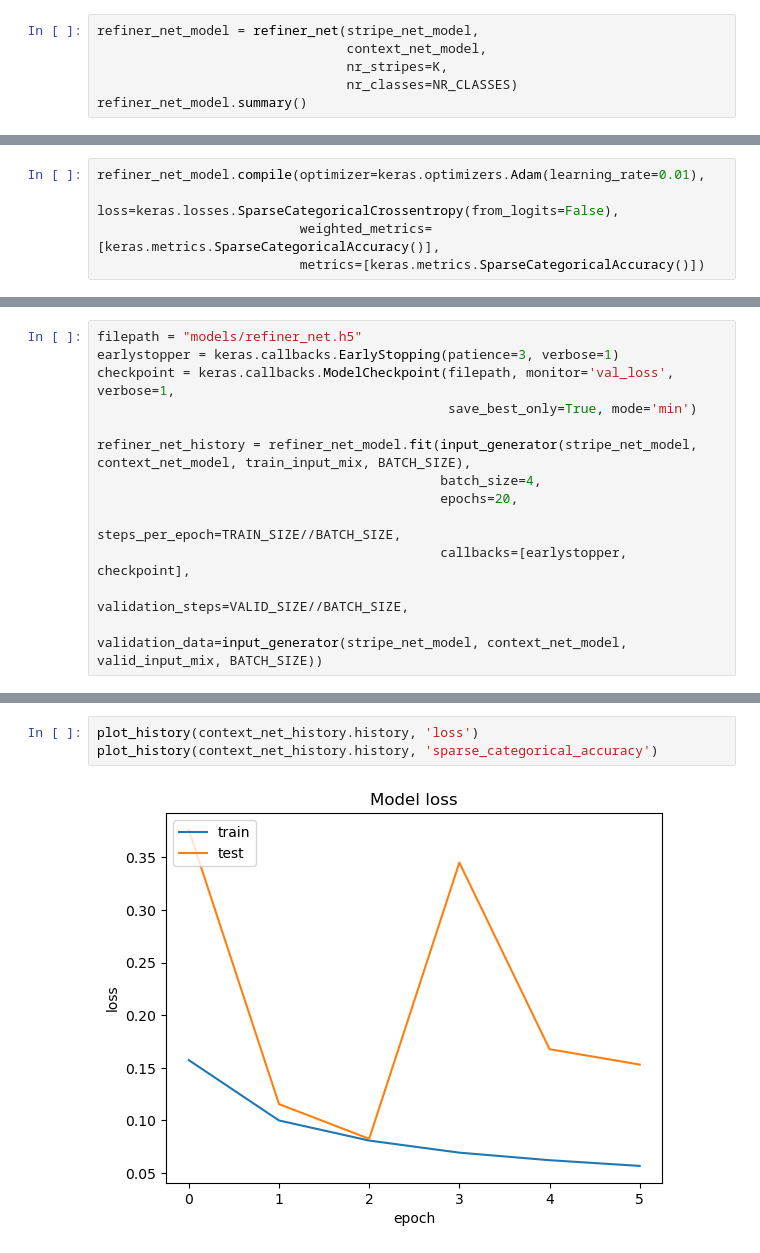
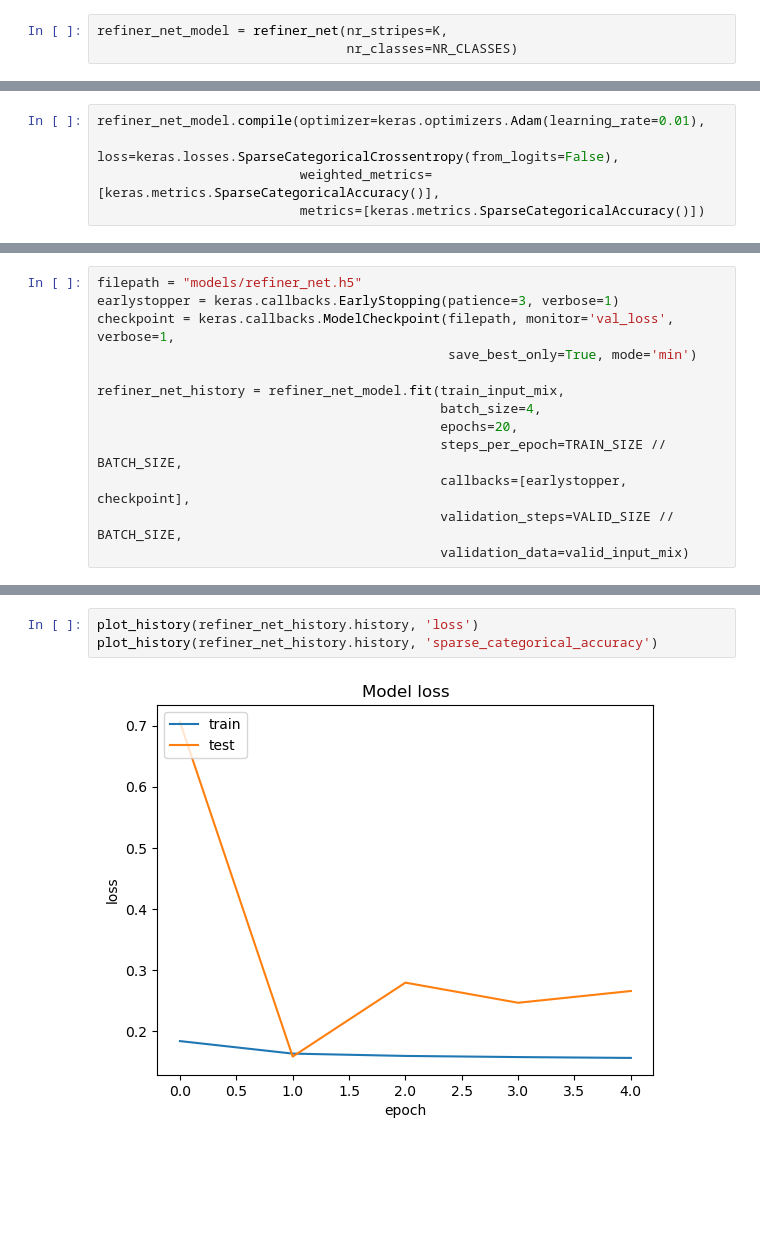
Before and after one commit to keresztesbeata/Unexpected-Obstacle-Detection, a Jupyter notebook: MergeNet.ipynb, the cells around one changed output, grey strips where cells are left out. Drawn from its saved outputs; the diff is of its cells as text; blank space fills up the shorter version.

Commit message:
trained refined_net with stacked model

```diff
--- a/MergeNet.ipynb
+++ b/MergeNet.ipynb
@@ -512,6 +556,3 @@ Valid shape: (((TensorSpec(shape=(None, 28, 256, 32, 3), dtype=tf.float32, name=
 # %%
-refiner_net_model = refiner_net(stripe_net_model,
-                                context_net_model,
-                                nr_stripes=K,
+refiner_net_model = refiner_net(nr_stripes=K,
                                 nr_classes=NR_CLASSES)
-refiner_net_model.summary()
@@ -539,11 +575,11 @@ earlystopper = keras.callbacks.EarlyStopping(patience=3, verbose=1)
 checkpoint = keras.callbacks.ModelCheckpoint(filepath, monitor='val_loss', verbose=1,
                                              save_best_only=True, mode='min')
 
-refiner_net_history = refiner_net_model.fit(input_generator(stripe_net_model, context_net_model, train_input_mix, BATCH_SIZE),
+refiner_net_history = refiner_net_model.fit(train_input_mix,
                                             batch_size=4,
                                             epochs=20,
-                                            steps_per_epoch=TRAIN_SIZE//BATCH_SIZE,
+                                            steps_per_epoch=TRAIN_SIZE // BATCH_SIZE,
                                             callbacks=[earlystopper, checkpoint],
-                                            validation_steps=VALID_SIZE//BATCH_SIZE,
-                                            validation_data=input_generator(stripe_net_model, context_net_model, valid_input_mix, BATCH_SIZE))
+                                            validation_steps=VALID_SIZE // BATCH_SIZE,
+                                            validation_data=valid_input_mix)
 # %% [output]
@@ -554,5 +602,5 @@ RuntimeError: in user code:
 # %%
-plot_history(context_net_history.history, 'loss')
-plot_history(context_net_history.history, 'sparse_categorical_accuracy')
+plot_history(refiner_net_history.history, 'loss')
+plot_history(refiner_net_history.history, 'sparse_categorical_accuracy')
 # %% [output]
-[figure, old version]
+[figure, new version]
```
Also changed, not shown: parts of 26 cells of this notebook.
